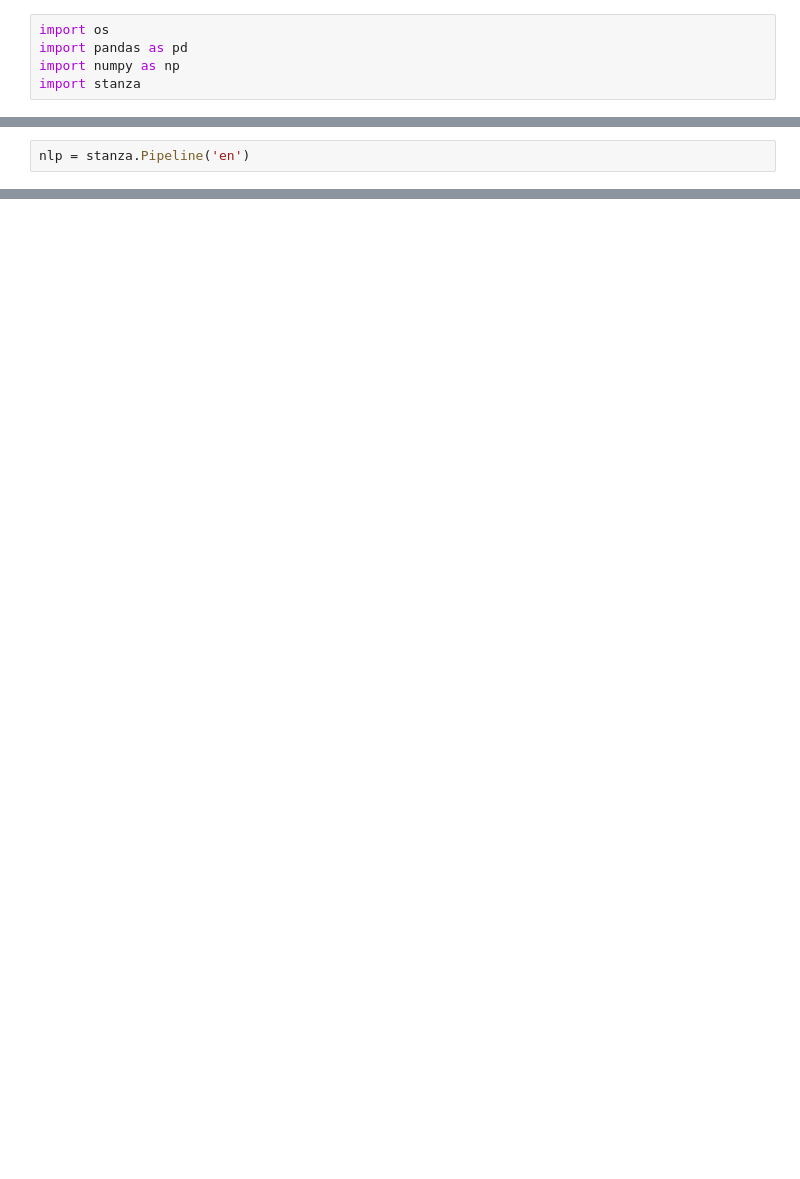
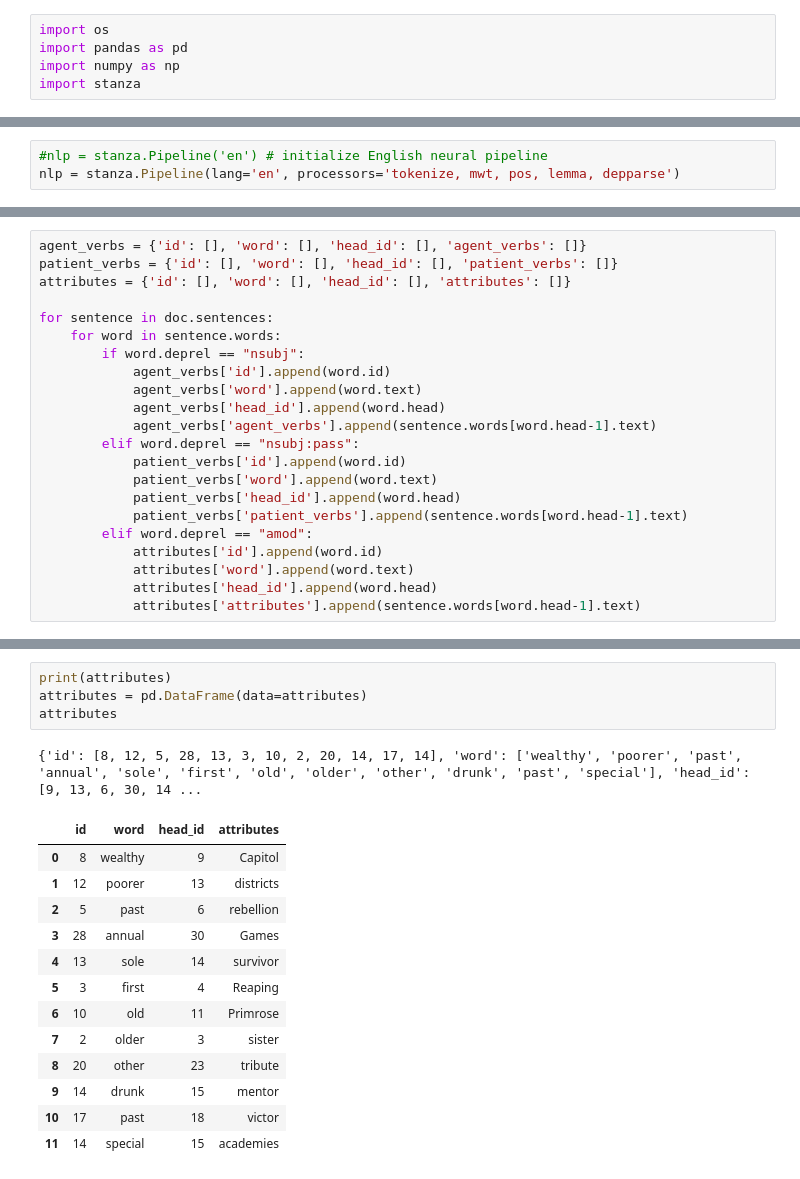
Before and after one commit to epfl-ada/ada-2022-project-utopiansky2022, a Jupyter notebook: CoreNLP.ipynb, the cells around one changed output, grey strips where cells are left out. Cells and saved outputs as stored; diff of their text form; blank space fills up the shorter version.

Commit message:
updated pipeline

```diff
--- a/CoreNLP.ipynb
+++ b/CoreNLP.ipynb
@@ -17,3 +22,4 @@ unexpectedly reveals his love for Katniss.'''
 # %%
-nlp = stanza.Pipeline('en')
+#nlp = stanza.Pipeline('en') # initialize English neural pipeline
+nlp = stanza.Pipeline(lang='en', processors='tokenize, mwt, pos, lemma, depparse')
 # %% [output]
@@ -38,0 +66,22 @@ doc = nlp(text)
+# %%
+agent_verbs = {'id': [], 'word': [], 'head_id': [], 'agent_verbs': []}
+patient_verbs = {'id': [], 'word': [], 'head_id': [], 'patient_verbs': []}
+attributes = {'id': [], 'word': [], 'head_id': [], 'attributes': []}
+
+for sentence in doc.sentences:
+    for word in sentence.words:
+        if word.deprel == "nsubj":
+            agent_verbs['id'].append(word.id)
+            agent_verbs['word'].append(word.text)
+            agent_verbs['head_id'].append(word.head)
+            agent_verbs['agent_verbs'].append(sentence.words[word.head-1].text)
+        elif word.deprel == "nsubj:pass":
+            patient_verbs['id'].append(word.id)
+            patient_verbs['word'].append(word.text)
+            patient_verbs['head_id'].append(word.head)
+            patient_verbs['patient_verbs'].append(sentence.words[word.head-1].text)
+        elif word.deprel == "amod":
+            attributes['id'].append(word.id)
+            attributes['word'].append(word.text)
+            attributes['head_id'].append(word.head)
+            attributes['attributes'].append(sentence.words[word.head-1].text)
@@ -39,3 +115,22 @@ doc = nlp(text)
+# %%
+print(attributes)
+attributes = pd.DataFrame(data=attributes)
+attributes
+# %% [output]
+{'id': [8, 12, 5, 28, 13, 3, 10, 2, 20, 14, 17, 14], 'word': ['wealthy', 'poorer', 'past', 'annual', 'sole', 'first', 'old', 'older', 'other', 'drunk', 'past', 'special'], 'head_id': [9, 13, 6, 30, 14 ...
+|  | id | word | head_id | attributes |
+| 0 | 8 | wealthy | 9 | Capitol |
+| 1 | 12 | poorer | 13 | districts |
+| 2 | 5 | past | 6 | rebellion |
+| 3 | 28 | annual | 30 | Games |
+| 4 | 13 | sole | 14 | survivor |
+| 5 | 3 | first | 4 | Reaping |
+| 6 | 10 | old | 11 | Primrose |
+| 7 | 2 | older | 3 | sister |
+| 8 | 20 | other | 23 | tribute |
+| 9 | 14 | drunk | 15 | mentor |
+| 10 | 17 | past | 18 | victor |
+| 11 | 14 | special | 15 | academies |
 # %%
 for sentence in doc.sentences:
     for word in sentence.words:
```
Also changed, not shown: parts of 12 cells of this notebook.
